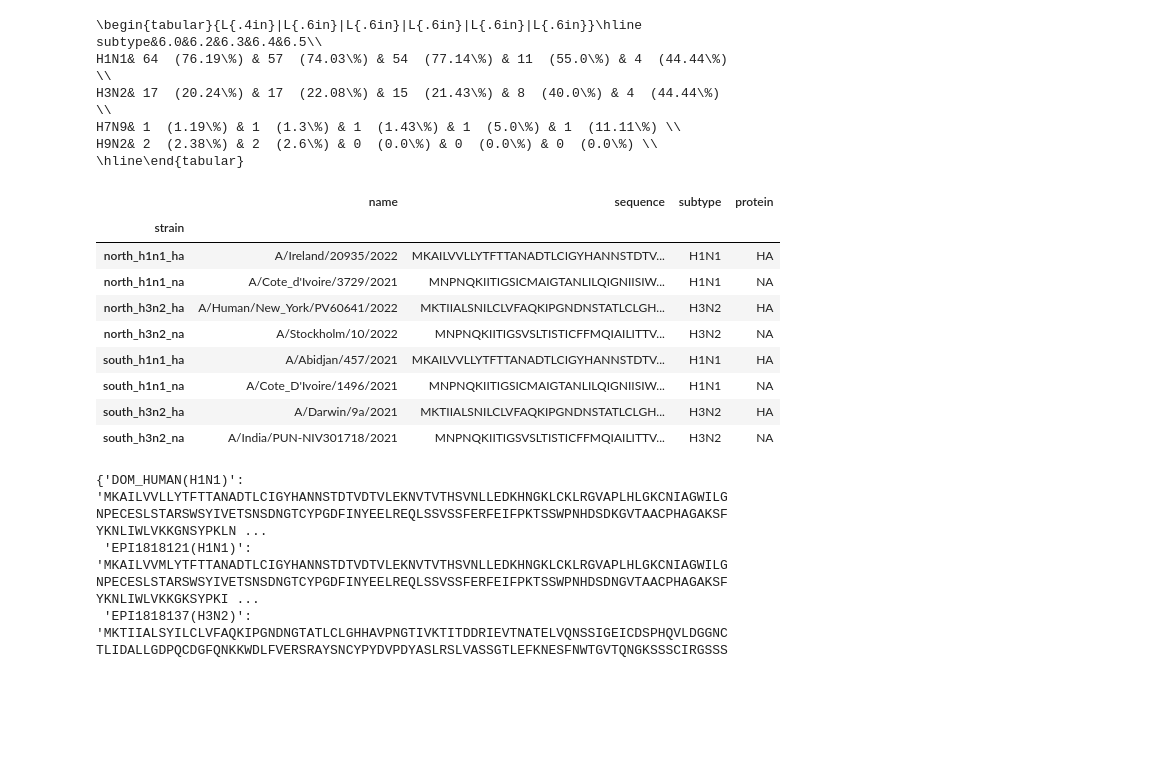
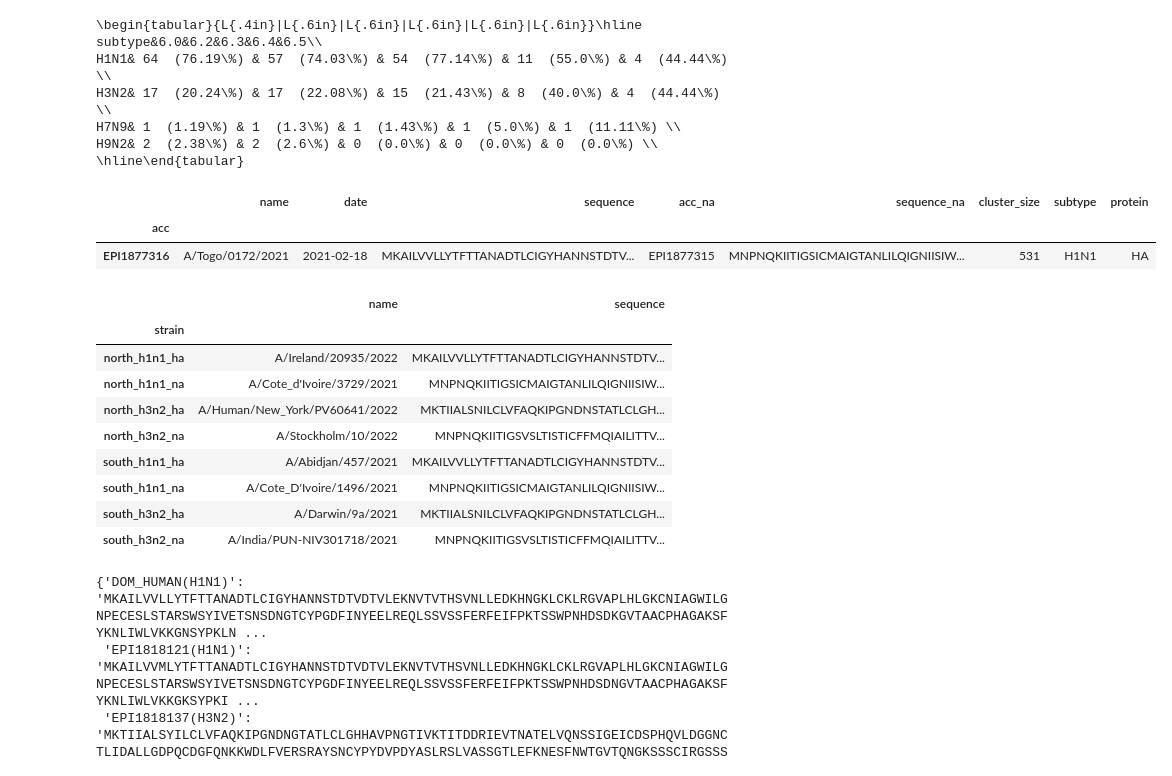
Before and after one commit to zeroknowledgediscovery/emergenet, a Jupyter notebook: paper_data_old/irat_qnet/results/animal_predictions/phylotree_for_risky_strains-final-Copy1.ipynb, the cells around one changed output. Cells and saved outputs as stored; diff of their text form; code cells hidden in the pictures; blank space fills up the shorter version.

```diff
--- a/paper_data_old/irat_qnet/results/animal_predictions/phylotree_for_risky_strains-final-Copy1.ipynb
+++ b/paper_data_old/irat_qnet/results/animal_predictions/phylotree_for_risky_strains-final-Copy1.ipynb
@@ -764,20 +804,28 @@ FASTAFILES={name+'('+subtype+')':i for i,name,subtype in zip(df[df.id.isin(maxri
                  df[df.id.isin(maxriskdf.iloc[0,:].values)].subtype.values)}
 # %%
 human_dom_seq='../../../qnet_predictions/results/dominant_sequences_2021_2022.csv'
+human_dom_seq='../../../../paper_data_v2/enet_predictions/dominant_sequences/results/north_h1n1_ha/north_h1n1_ha_21_22/dom_seqs.csv'
 domf=pd.read_csv(human_dom_seq,index_col=0)
-domf=domf.assign(subtype=[x.split('_')[1].upper() for x in domf.index.values],protein=[x.split('_')[2].upper() for x in domf.index.values])
+#domf=domf.assign(subtype=[x.split('_')[1].upper() for x in domf.index.values],protein=[x.split('_')[2].upper() for x in domf.index.values])
+domf=domf.assign(subtype='H1N1',protein='HA').head(1)
 domf
 # %% [output]
-|  | name | sequence | subtype | protein |
-| strain |  |  |  |  |
-| north_h1n1_ha | A/Ireland/20935/2022 | MKAILVVLLYTFTTANADTLCIGYHANNSTDTV... | H1N1 | HA |
-| north_h1n1_na | A/Cote_d'Ivoire/3729/2021 | MNPNQKIITIGSICMAIGTANLILQIGNIISIW... | H1N1 | NA |
-| north_h3n2_ha | A/Human/New_York/PV60641/2022 | MKTIIALSNILCLVFAQKIPGNDNSTATLCLGH... | H3N2 | HA |
-| north_h3n2_na | A/Stockholm/10/2022 | MNPNQKIITIGSVSLTISTICFFMQIAILITTV... | H3N2 | NA |
-| south_h1n1_ha | A/Abidjan/457/2021 | MKAILVVLLYTFTTANADTLCIGYHANNSTDTV... | H1N1 | HA |
-| south_h1n1_na | A/Cote_D'Ivoire/1496/2021 | MNPNQKIITIGSICMAIGTANLILQIGNIISIW... | H1N1 | NA |
-| south_h3n2_ha | A/Darwin/9a/2021 | MKTIIALSNILCLVFAQKIPGNDNSTATLCLGH... | H3N2 | HA |
-| south_h3n2_na | A/India/PUN-NIV301718/2021 | MNPNQKIITIGSVSLTISTICFFMQIAILITTV... | H3N2 | NA |
+|  | name | date | sequence | acc_na | sequence_na | cluster_size | subtype | protein |
+| acc |  |  |  |  |  |  |  |  |
+| EPI1877316 | A/Togo/0172/2021 | 2021-02-18 | MKAILVVLLYTFTTANADTLCIGYHANNSTDTV... | EPI1877315 | MNPNQKIITIGSICMAIGTANLILQIGNIISIW... | 531 | H1N1 | HA |
+# %%
+domf
+# %% [output]
+|  | name | sequence |
+| strain |  |  |
+| north_h1n1_ha | A/Ireland/20935/2022 | MKAILVVLLYTFTTANADTLCIGYHANNSTDTV... |
+| north_h1n1_na | A/Cote_d'Ivoire/3729/2021 | MNPNQKIITIGSICMAIGTANLILQIGNIISIW... |
+| north_h3n2_ha | A/Human/New_York/PV60641/2022 | MKTIIALSNILCLVFAQKIPGNDNSTATLCLGH... |
+| north_h3n2_na | A/Stockholm/10/2022 | MNPNQKIITIGSVSLTISTICFFMQIAILITTV... |
+| south_h1n1_ha | A/Abidjan/457/2021 | MKAILVVLLYTFTTANADTLCIGYHANNSTDTV... |
+| south_h1n1_na | A/Cote_D'Ivoire/1496/2021 | MNPNQKIITIGSICMAIGTANLILQIGNIISIW... |
+| south_h3n2_ha | A/Darwin/9a/2021 | MKTIIALSNILCLVFAQKIPGNDNSTATLCLGH... |
+| south_h3n2_na | A/India/PUN-NIV301718/2021 | MNPNQKIITIGSVSLTISTICFFMQIAILITTV... |
 # %%
 human_dom_seq='../../../../paper_data/enet_predictions/results/dominant_sequences/north_h1n1_ha/north_h1n1_ha_21_22.csv'
 domf=pd.read_csv(human_dom_seq,index_col=0)
```
Also changed, not shown: parts of 6 cells of this notebook, 7 other files.
